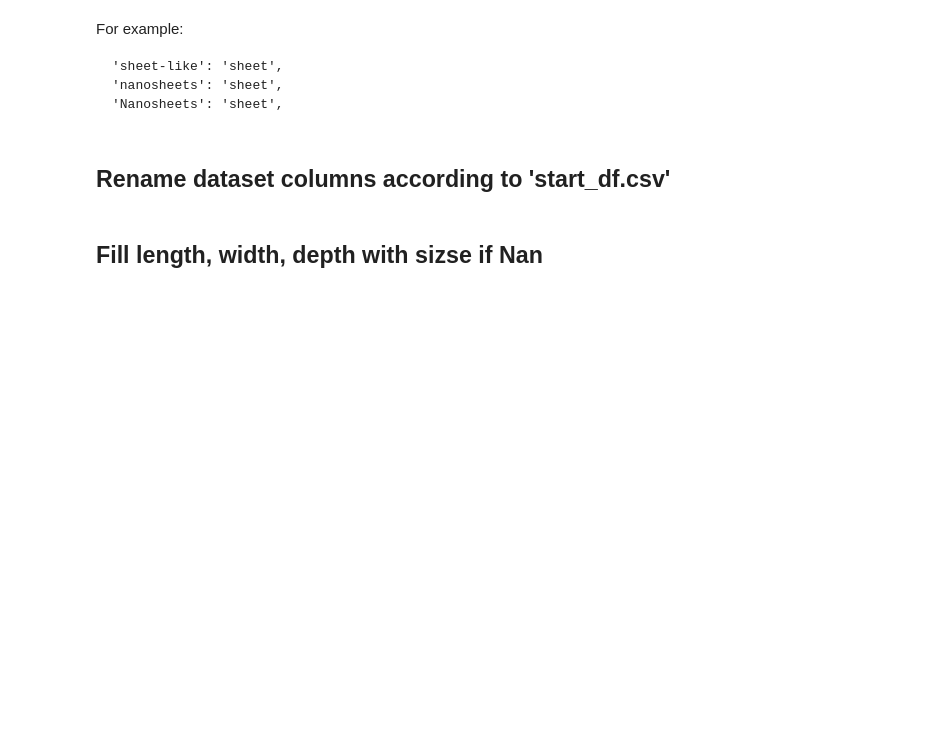
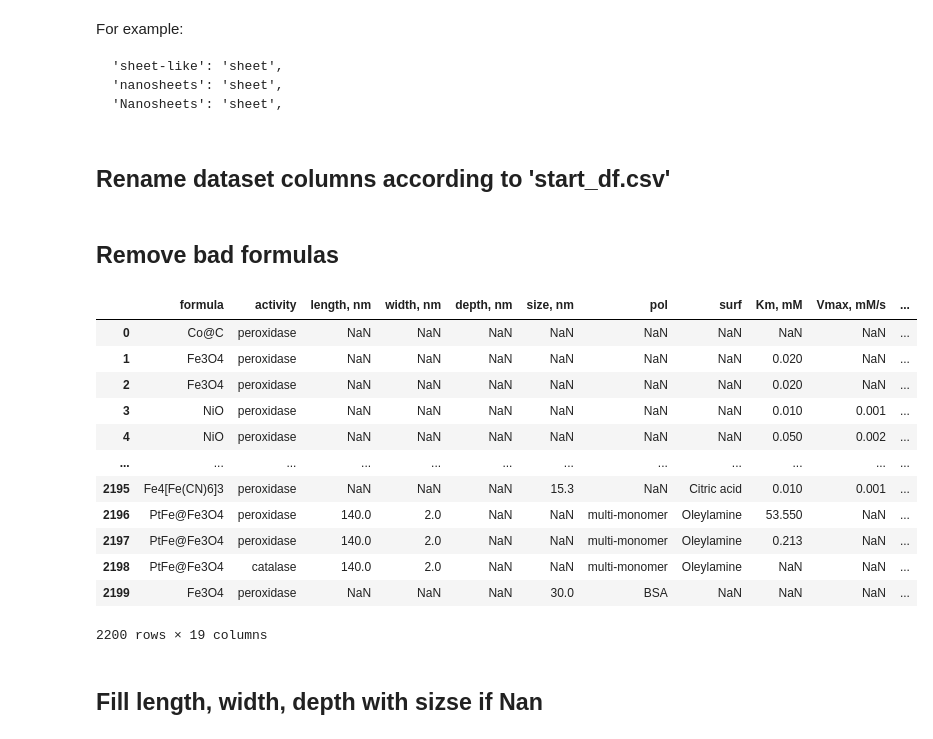
Before and after one commit to 8kbh/nnzms, a Jupyter notebook: Dataset_Preparation.ipynb, the cells around one changed output. Drawn from its saved outputs; the diff is of its cells as text; code cells hidden in the pictures; blank space fills up the shorter version.

```diff
--- a/Dataset_Preparation.ipynb
+++ b/Dataset_Preparation.ipynb
@@ -27,9 +27,9 @@ df["shape_unif"] = df["shape"].apply(uf.unify_shape)
 # %%
-df["activity_unif"] = df["activity"].apply(uf.unify_activity)
+df["activity_unif"] = df["activity"].apply(lambda v: uf.unify_synonyms(v, "activity"))
 # %%
-df["polymer_unif"] = df["polymer_used_in_synthesis"].apply(uf.unify_polymer)
+df["polymer_unif"] = df["polymer_used_in_synthesis"].apply(lambda v: uf.unify_synonyms(v, "polymer"))
 # %%
-df["surfactant_unif"] = df["surfactant"].apply(uf.unify_surfactant)
+df["surfactant_unif"] = df["surfactant"].apply(lambda v: uf.unify_synonyms(v, "surfactant"))
 # %% [markdown]
 ## Rename dataset columns according to 'start_df.csv'
 # %%
@@ -38,7 +38,7 @@ usefull_columns_and_rename = {
     # no type
     'activity_unif': 'activity',
     # no Syngony
-    'shape_unif': 'shape',
+    # 'shape_unif': 'shape', dont use shape
     'length_mean': 'length, nm',
     'width_mean': 'width, nm',
     'depth_mean': 'depth, nm',
@@ -69,6 +69,25 @@ usefull_columns_and_rename = {
 }
 # %%
 df = df[list(usefull_columns_and_rename.keys())].rename(columns=usefull_columns_and_rename)
+# %% [markdown]
+## Remove bad formulas
+# %%
+df = df[df["formula"].apply(uf.is_valid_formula)].copy().reset_index(drop=True)
+df
+# %% [output]
+|  | formula | activity | length, nm | width, nm | depth, nm | size, nm | pol | surf | Km, mM | Vmax, mM/s | ... |
+| 0 | Co@C | peroxidase | NaN | NaN | NaN | NaN | NaN | NaN | NaN | NaN | ... |
+| 1 | Fe3O4 | peroxidase | NaN | NaN | NaN | NaN | NaN | NaN | 0.020 | NaN | ... |
+| 2 | Fe3O4 | peroxidase | NaN | NaN | NaN | NaN | NaN | NaN | 0.020 | NaN | ... |
+| 3 | NiO | peroxidase | NaN | NaN | NaN | NaN | NaN | NaN | 0.010 | 0.001 | ... |
+| 4 | NiO | peroxidase | NaN | NaN | NaN | NaN | NaN | NaN | 0.050 | 0.002 | ... |
+| ... | ... | ... | ... | ... | ... | ... | ... | ... | ... | ... | ... |
+| 2195 | Fe4[Fe(CN)6]3 | peroxidase | NaN | NaN | NaN | 15.3 | NaN | Citric acid | 0.010 | 0.001 | ... |
+| 2196 | PtFe@Fe3O4 | peroxidase | 140.0 | 2.0 | NaN | NaN | multi-monomer | Oleylamine | 53.550 | NaN | ... |
+| 2197 | PtFe@Fe3O4 | peroxidase | 140.0 | 2.0 | NaN | NaN | multi-monomer | Oleylamine | 0.213 | NaN | ... |
+| 2198 | PtFe@Fe3O4 | catalase | 140.0 | 2.0 | NaN | NaN | multi-monomer | Oleylamine | NaN | NaN | ... |
+| 2199 | Fe3O4 | peroxidase | NaN | NaN | NaN | 30.0 | BSA | NaN | NaN | NaN | ... |
+2200 rows × 19 columns
 # %% [markdown]
 ## Fill length, width, depth with sizse if Nan
 # %%
```
Also changed, not shown: parts of 26 cells of this notebook, 38 other files.
